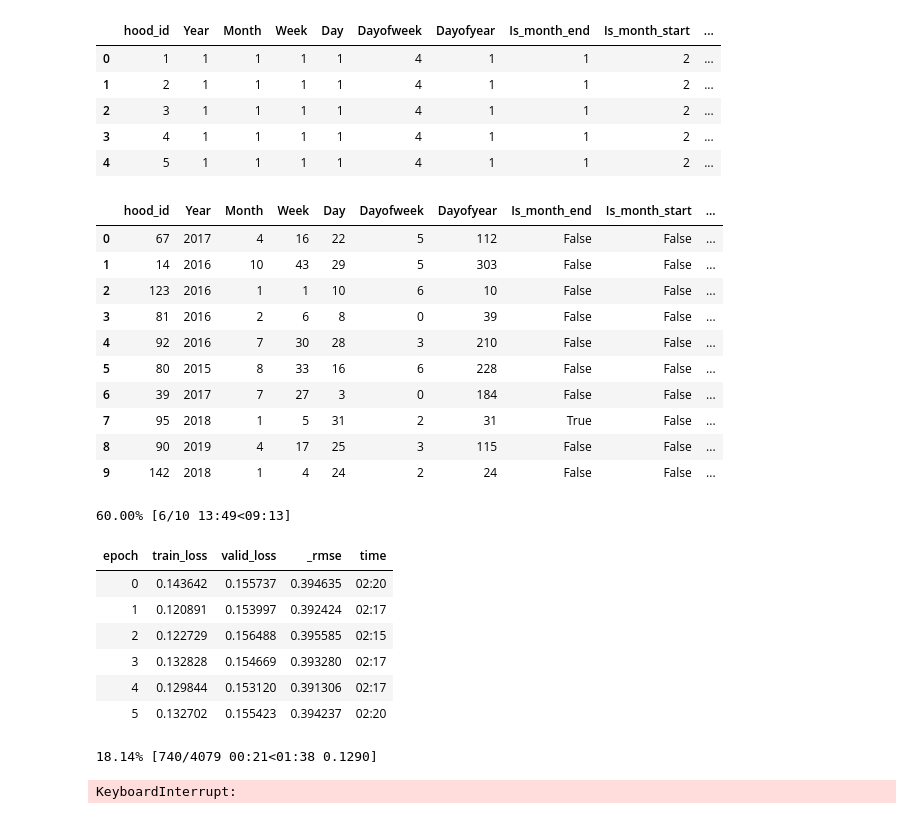
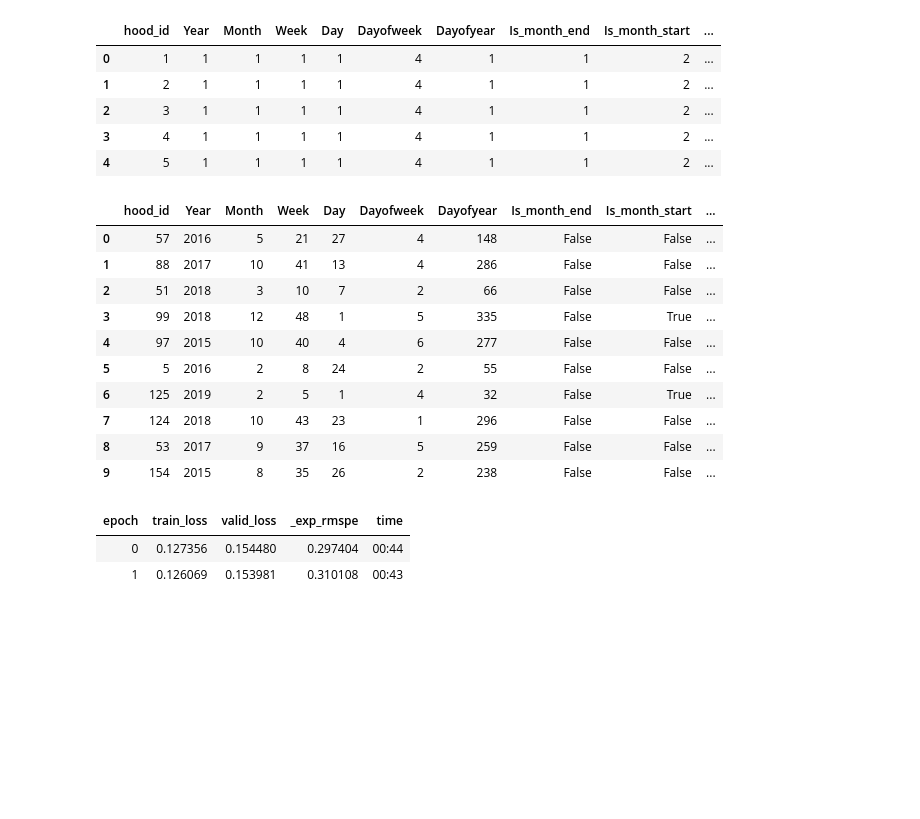
Before and after one commit to pika11/uoft-ml-group4-final-project, a Jupyter notebook: deep_learning_models_0_fill.ipynb, the cells around one changed output. Drawn from its saved outputs; the diff is of its cells as text; code cells hidden in the pictures; blank space fills up the shorter version.

Commit message:
Try out different metrics

```diff
--- a/deep_learning_models_0_fill.ipynb
+++ b/deep_learning_models_0_fill.ipynb
@@ -36,7 +36,7 @@ df.head()
 splits = EndSplitter(valid_pct=0.4, valid_last=True)(range_of(df))
 tabular_pandas = TabularPandas(
     df, procs=[Categorify, FillMissing, Normalize],
-    cat_names=['hood_id', 'Year', 'Month', 'Week', 'Day', 'Dayofweek', 'Dayofyear', 'Is_month_end', 'Is_month_start', 'Is_quarter_end', 'Is_quarter_start', 'Is_year_end', 'Is_year_start'],
+    cat_names=['hood_id', 'Year', 'Month', 'Week', 'Day', 'Dayofweek', 'Dayofyear', 'Is_month_end', 'Is_month_start', 'Is_quarter_end', 'Is_quarter_start', 'Is_year_end', 'Is_year_start', 'thefts'],'],
     cont_names=[],
     y_names="thefts", splits=splits)
 
@@ -53,28 +53,21 @@ data_loader = tabular_pandas.dataloaders(bs=64)
 data_loader.show_batch()
 # %% [output]
 |  | hood_id | Year | Month | Week | Day | Dayofweek | Dayofyear | Is_month_end | Is_month_start | ... |
-| 0 | 67 | 2017 | 4 | 16 | 22 | 5 | 112 | False | False | ... |
-| 1 | 14 | 2016 | 10 | 43 | 29 | 5 | 303 | False | False | ... |
-| 2 | 123 | 2016 | 1 | 1 | 10 | 6 | 10 | False | False | ... |
-| 3 | 81 | 2016 | 2 | 6 | 8 | 0 | 39 | False | False | ... |
-| 4 | 92 | 2016 | 7 | 30 | 28 | 3 | 210 | False | False | ... |
-| 5 | 80 | 2015 | 8 | 33 | 16 | 6 | 228 | False | False | ... |
-| 6 | 39 | 2017 | 7 | 27 | 3 | 0 | 184 | False | False | ... |
-| 7 | 95 | 2018 | 1 | 5 | 31 | 2 | 31 | True | False | ... |
-| 8 | 90 | 2019 | 4 | 17 | 25 | 3 | 115 | False | False | ... |
-| 9 | 142 | 2018 | 1 | 4 | 24 | 2 | 24 | False | False | ... |
+| 0 | 57 | 2016 | 5 | 21 | 27 | 4 | 148 | False | False | ... |
+| 1 | 88 | 2017 | 10 | 41 | 13 | 4 | 286 | False | False | ... |
+| 2 | 51 | 2018 | 3 | 10 | 7 | 2 | 66 | False | False | ... |
+| 3 | 99 | 2018 | 12 | 48 | 1 | 5 | 335 | False | True | ... |
+| 4 | 97 | 2015 | 10 | 40 | 4 | 6 | 277 | False | False | ... |
+| 5 | 5 | 2016 | 2 | 8 | 24 | 2 | 55 | False | False | ... |
+| 6 | 125 | 2019 | 2 | 5 | 1 | 4 | 32 | False | True | ... |
+| 7 | 124 | 2018 | 10 | 43 | 23 | 1 | 296 | False | False | ... |
+| 8 | 53 | 2017 | 9 | 37 | 16 | 5 | 259 | False | False | ... |
+| 9 | 154 | 2015 | 8 | 35 | 26 | 2 | 238 | False | False | ... |
 # %%
-learn = tabular_learner(data_loader, metrics=rmse)
+learn = tabular_learner(data_loader, metrics=exp_rmspe)
 # %%
-learn.fit_one_cycle(10)
+learn.fit_one_cycle(2)
 # %% [output]
-60.00% [6/10 13:49<09:13]
-| epoch | train_loss | valid_loss | _rmse | time |
-| 0 | 0.143642 | 0.155737 | 0.394635 | 02:20 |
-| 1 | 0.120891 | 0.153997 | 0.392424 | 02:17 |
-| 2 | 0.122729 | 0.156488 | 0.395585 | 02:15 |
-| 3 | 0.132828 | 0.154669 | 0.393280 | 02:17 |
-| 4 | 0.129844 | 0.153120 | 0.391306 | 02:17 |
-| 5 | 0.132702 | 0.155423 | 0.394237 | 02:20 |
+| epoch | train_loss | valid_loss | _exp_rmspe | time |
+| 0 | 0.127356 | 0.154480 | 0.297404 | 00:44 |
+| 1 | 0.126069 | 0.153981 | 0.310108 | 00:43 |
-18.14% [740/4079 00:21<01:38 0.1290]
-KeyboardInterrupt:
```
Also changed, not shown: parts of 3 cells of this notebook.
